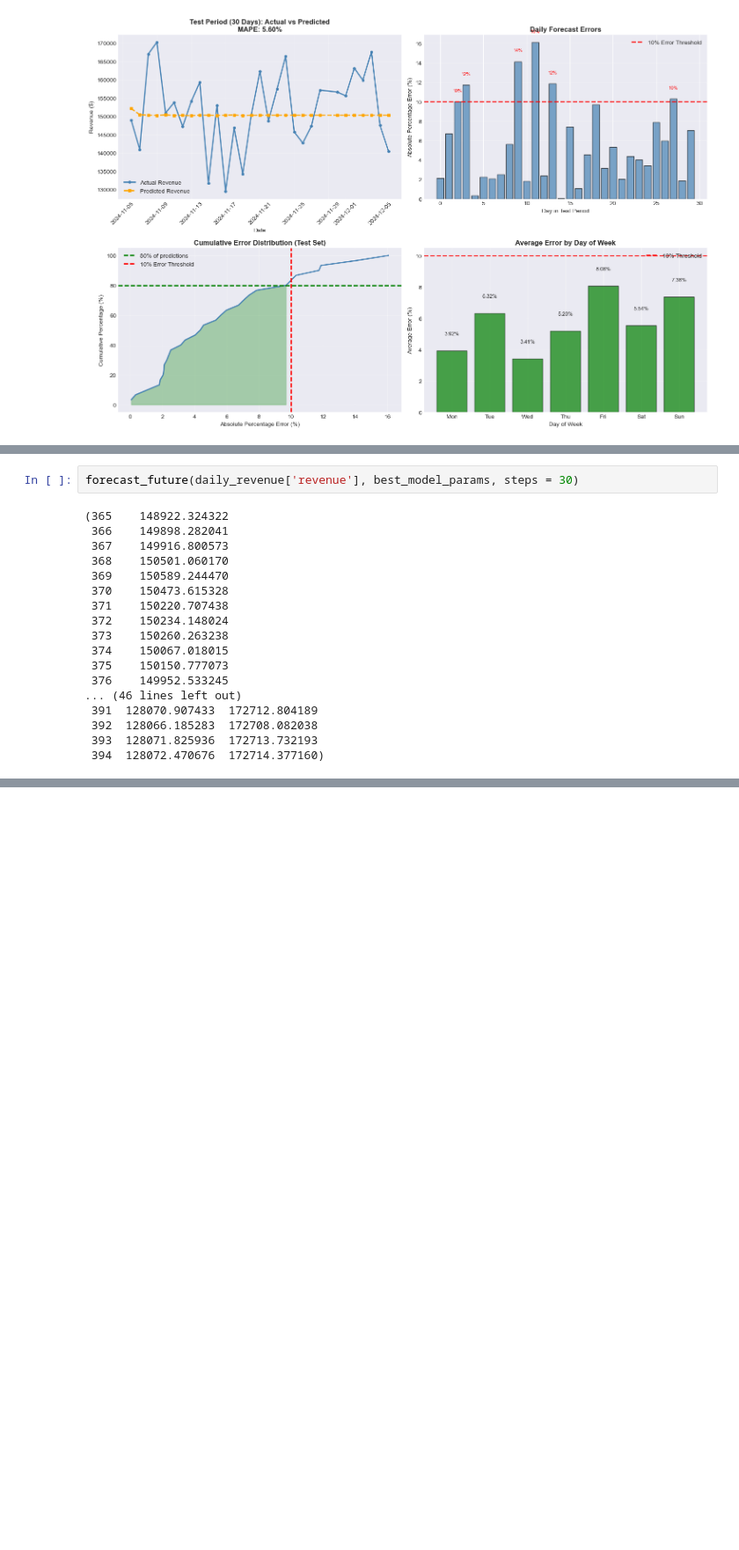
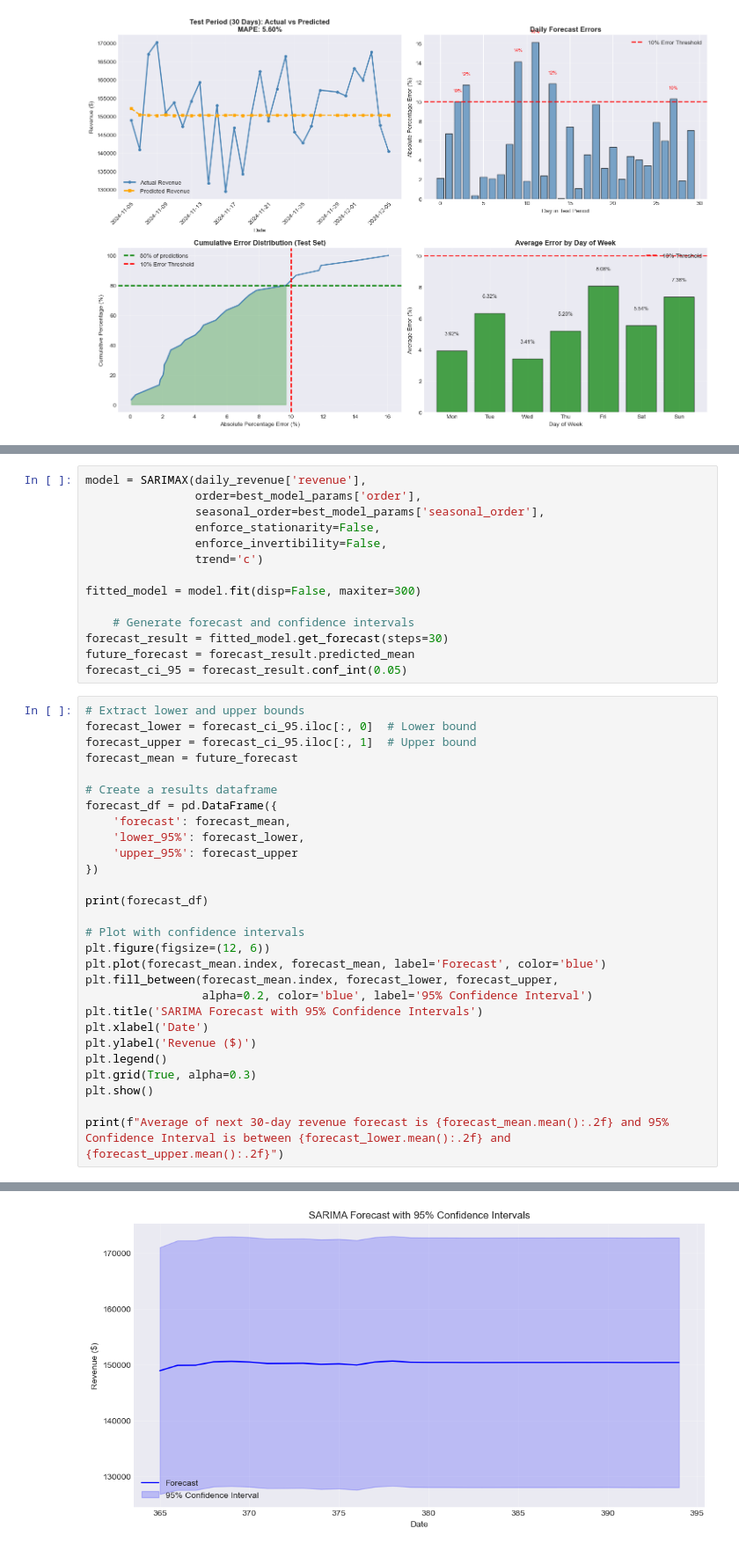
Before and after one commit to marcie-kx/PathSynch_Pod_H, a Jupyter notebook: PathSynch revenue forecast SARIMA.ipynb, the cells around one changed output, grey strips where cells are left out. Shown at 88% size. Drawn from its saved outputs; the diff is of its cells as text; blank space fills up the shorter version.

Commit message:
update by adding confidence interval code

```diff
--- a/PathSynch revenue forecast SARIMA.ipynb
+++ b/PathSynch revenue forecast SARIMA.ipynb
@@ -1162,20 +1142,43 @@ def forecast_future(data, model, steps):
-# %%
-forecast_future(daily_revenue['revenue'], best_model_params, steps = 30)
-# %% [output]
-(365    148922.324322
- 366    149898.282041
- 367    149916.800573
- 368    150501.060170
- 369    150589.244470
- 370    150473.615328
- 371    150220.707438
- 372    150234.148024
- 373    150260.263238
- 374    150067.018015
- 375    150150.777073
- 376    149952.533245
-... (46 lines left out)
- 391  128070.907433  172712.804189
- 392  128066.185283  172708.082038
- 393  128071.825936  172713.732193
- 394  128072.470676  172714.377160)
+# %%
+model = SARIMAX(daily_revenue['revenue'],
+                order=best_model_params['order'],
+                seasonal_order=best_model_params['seasonal_order'],
+                enforce_stationarity=False,
+                enforce_invertibility=False,
+                trend='c')
+
+fitted_model = model.fit(disp=False, maxiter=300)
+
+    # Generate forecast and confidence intervals
+forecast_result = fitted_model.get_forecast(steps=30)
+future_forecast = forecast_result.predicted_mean
+forecast_ci_95 = forecast_result.conf_int(0.05)
+# %%
+# Extract lower and upper bounds
+forecast_lower = forecast_ci_95.iloc[:, 0]  # Lower bound
+forecast_upper = forecast_ci_95.iloc[:, 1]  # Upper bound
+forecast_mean = future_forecast
+
+# Create a results dataframe
+forecast_df = pd.DataFrame({
+    'forecast': forecast_mean,
+    'lower_95%': forecast_lower,
+    'upper_95%': forecast_upper
+})
+
+print(forecast_df)
+
+# Plot with confidence intervals
+plt.figure(figsize=(12, 6))
+plt.plot(forecast_mean.index, forecast_mean, label='Forecast', color='blue')
+plt.fill_between(forecast_mean.index, forecast_lower, forecast_upper,
+                 alpha=0.2, color='blue', label='95% Confidence Interval')
+plt.title('SARIMA Forecast with 95% Confidence Intervals')
+plt.xlabel('Date')
+plt.ylabel('Revenue ($)')
+plt.legend()
+plt.grid(True, alpha=0.3)
+plt.show()
+
+print(f"Average of next 30-day revenue forecast is {forecast_mean.mean():.2f} and 95% Confidence Interval is between {forecast_lower.mean():.2f} and {forecast_upper.mean():.2f}")
+# %% [output]
@@ -1181,0 +1202 @@ forecast_future(daily_revenue['revenue'], best_model_params, steps = 30)
+[figure, added]
```
Also changed, not shown: parts of 3 cells of this notebook.
